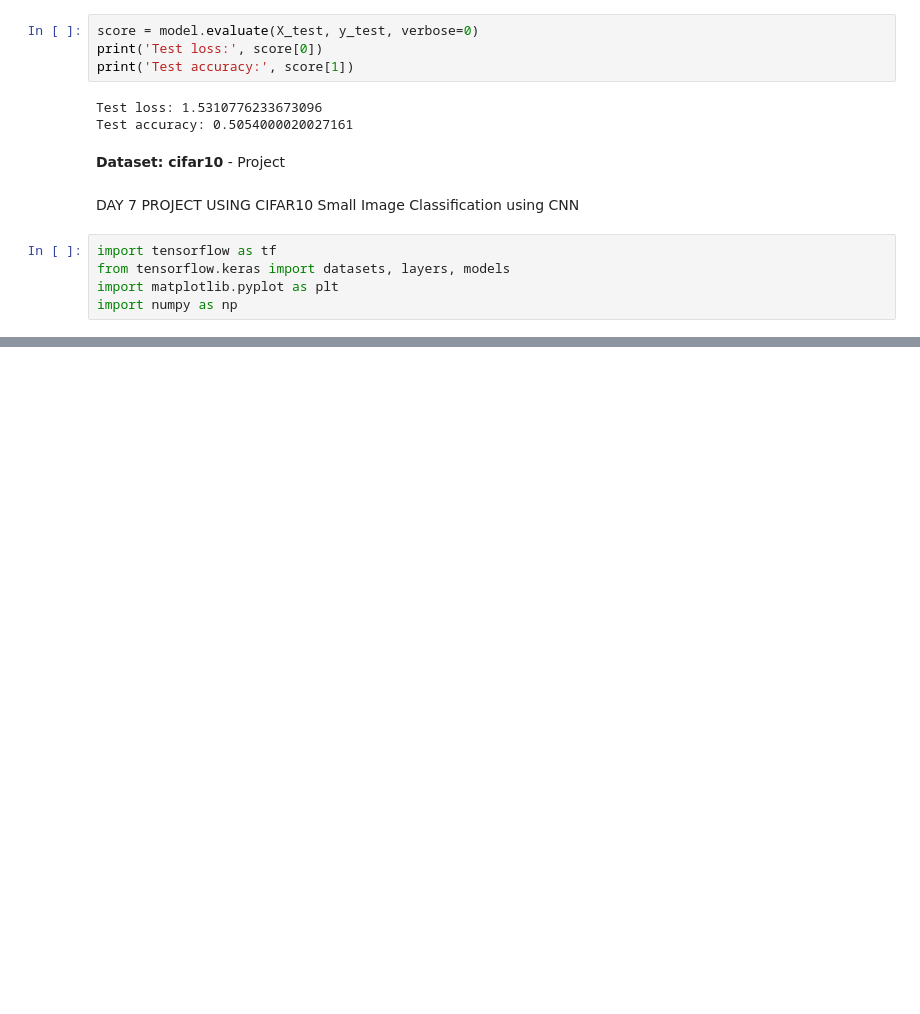
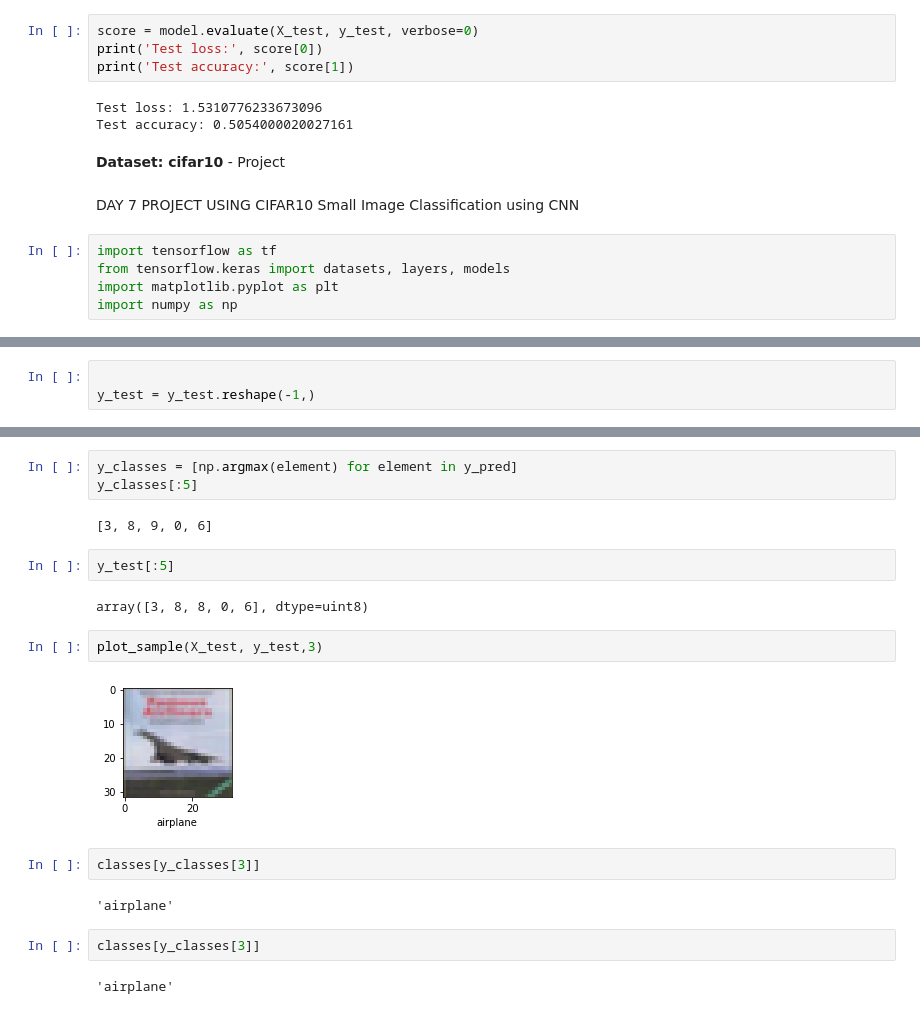
Before and after one commit to Simi-Paxleal-J/COMPUTER_VISION_WITH_CONVOLUTIONAL_NEURAL_NETWORK_SHAPE-AI-BOOTCAMP, a Jupyter notebook: CNN_PROJECT.ipynb, the cells around one changed output, grey strips where cells are left out. Cells and saved outputs as stored; diff of their text form; blank space fills up the shorter version.

```diff
--- a/CNN_PROJECT.ipynb
+++ b/CNN_PROJECT.ipynb
@@ -103,0 +140,3 @@ import numpy as np
+# %%
+
+y_test = y_test.reshape(-1,)
@@ -103,0 +284,21 @@ import numpy as np
+# %%
+y_classes = [np.argmax(element) for element in y_pred]
+y_classes[:5]
+# %% [output]
+[3, 8, 9, 0, 6]
+# %%
+y_test[:5]
+# %% [output]
+array([3, 8, 8, 0, 6], dtype=uint8)
+# %%
+plot_sample(X_test, y_test,3)
+# %% [output]
+[figure, added]
+# %%
+classes[y_classes[3]]
+# %% [output]
+'airplane'
+# %%
+classes[y_classes[3]]
+# %% [output]
+'airplane'
```
Also changed, not shown: parts of 24 cells of this notebook.
